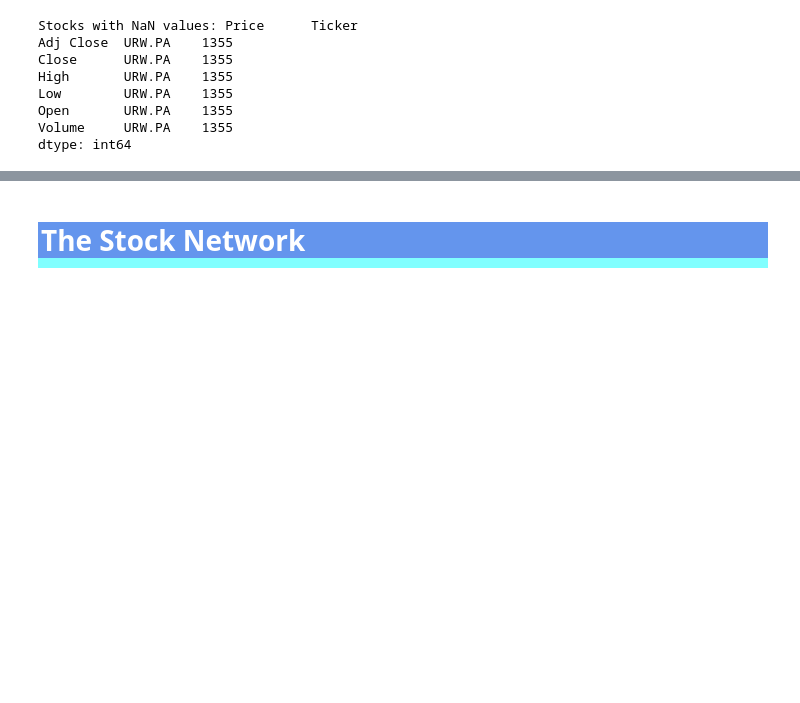
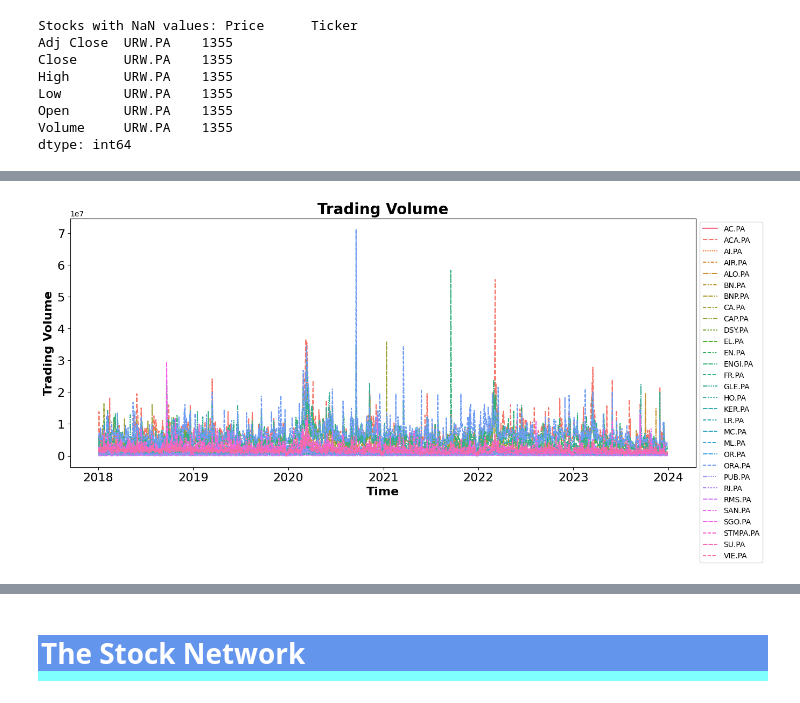
Before and after one commit to AntoineBuffandeau/Data_analysis_on_stocks, a Jupyter notebook: data_related_inn_fin.ipynb, the cells around one changed output, grey strips where cells are left out. Drawn from its saved outputs; the diff is of its cells as text; code cells hidden in the pictures; blank space fills up the shorter version.

```diff
--- a/data_related_inn_fin.ipynb
+++ b/data_related_inn_fin.ipynb
@@ -80,14 +87,14 @@ def plot_times_series(matrix):
     plt.legend(loc = "upper left", bbox_to_anchor=(1, 1))
     plt.show()
 
-def trading_volumes(matrix):
+def plot_trading_volumes(matrix):
     # Plot the trading volumes:
     # Line plot
     fig, ax = plt.subplots(figsize=(15, 6))
     sns.lineplot(matrix)
 
     # Formatting
-    ax.set_title('Trading Volume (DAX30 Stocks)', fontsize = 20, loc='center', fontdict=dict(weight='bold'))
+    ax.set_title('Trading Volume', fontsize = 20, loc='center', fontdict=dict(weight='bold'))
     ax.set_xlabel('Time', fontsize = 16, fontdict=dict(weight='bold'))
     ax.set_ylabel('Trading Volume', fontsize = 16, fontdict=dict(weight='bold'))
 
@@ -256,3 +283,7 @@ plot_times_series(data['Adj Close'])
+# %%
+plot_trading_volumes(data['Volume'])
+# %% [output]
+[figure, added]
 # %%
 returns = data['Adj Close'].pct_change().dropna()
 correlation_matrix = returns.corr()
```
Also changed, not shown: parts of 10 cells of this notebook, 1 other file.
